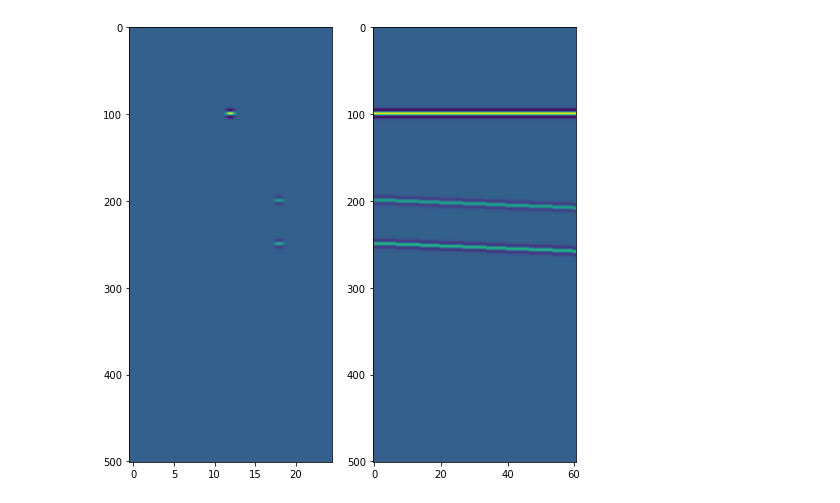
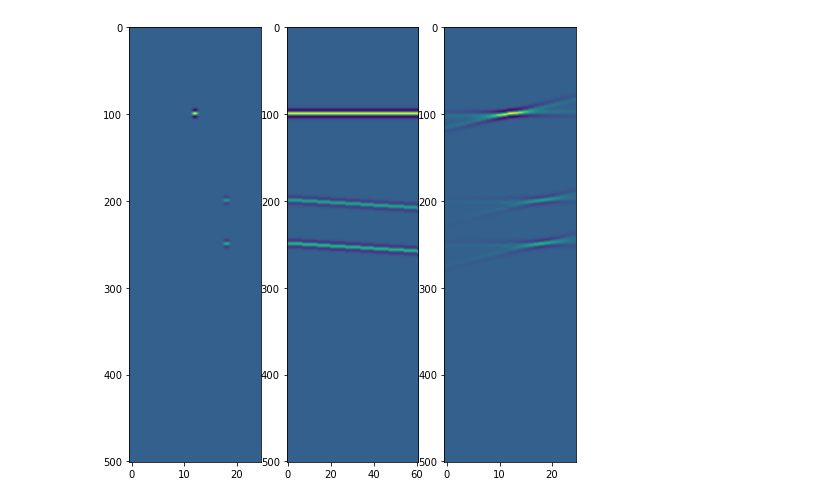
Before and after one commit to chenyk1990/geo-class, a Jupyter notebook: multi-dim-ana/Linear_radon.ipynb, the cells around one changed output. Saved outputs shown, nothing was run; the diff lists cells and outputs as text; code cells hidden in the pictures.

Commit message:
linear radon recon example

```diff
--- a/multi-dim-ana/Linear_radon.ipynb
+++ b/multi-dim-ana/Linear_radon.ipynb
@@ -117,13 +117,18 @@ m=scipy.signal.convolve2d(m,w,'same');
 
 par={'h':h,'v':1/(p+0.00000000001),'nt':nt,'dt':dt,'type':1}
 
+#Forward operator
 d=radon_op(m,par,1);
+#Adjoint operator
+ma = radon_op(d,par,-1);
 # %%
 plt.figure(figsize=(8, 8));
-plt.subplot(1,2,1)
+plt.subplot(1,3,1)
 plt.imshow(m,aspect='auto');
-plt.subplot(1,2,2)
+plt.subplot(1,3,2)
 plt.imshow(d,aspect='auto');
+plt.subplot(1,3,3)
+plt.imshow(ma,aspect='auto');
 plt.show()
 # %% [output]
-[figure, old version]
+[figure, new version]
```
Also changed, not shown: parts of 10 cells of this notebook.
